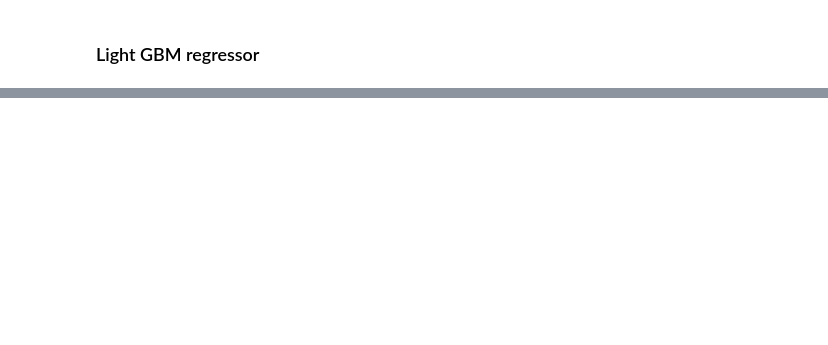
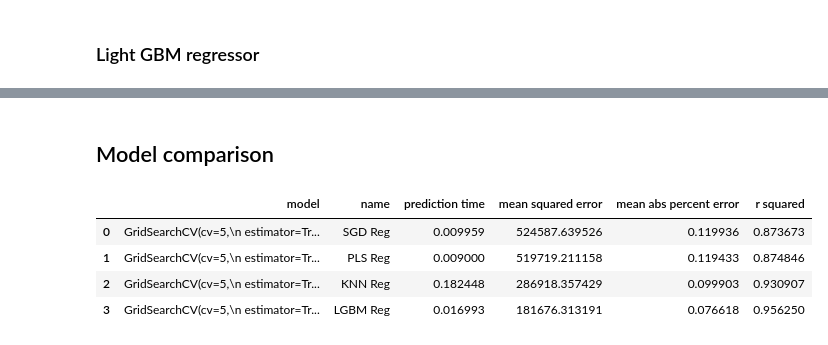
Before and after one commit to SPariente/diamond_price_estimation, a Jupyter notebook: 2_model_selection.ipynb, the cells around one changed output, grey strips where cells are left out. Saved outputs shown, nothing was run; the diff lists cells and outputs as text; code cells hidden in the pictures; blank space fills up the shorter version.

```diff
--- a/2_model_selection.ipynb
+++ b/2_model_selection.ipynb
@@ -325,0 +463,2 @@ lgbr_model = LGBMRegressor(
+# %% [markdown]
+## Model comparison
@@ -325,0 +468,28 @@ lgbr_model = LGBMRegressor(
+# %%
+def compute_model_metrics(model_list, model_name_list, X, y):
+    #Initialize empty list
+    scores_list = []
+
+    assert len(model_list)==len(model_name_list), (f'Mismatch between length of models list ({len(model_list)}) and length of model names list ({len(model_name_list)}).')
+
+    for model, name in zip(model_list, model_name_list):
+        #For each model, initialize empty dict
+        model_dict = {}
+        model_dict['model'] = model
+        model_dict['name'] = name
+        #Compute prediction time
+        time0 = time()
+        try:
+            y_hat = model.predict(X)
+        except:
+            TypeError("The models must have a model.predict() method associated")
+        pred_time = time()-time0
+        model_dict['prediction time'] = pred_time
+        #Compute metrics
+        model_dict['mean squared error'] = mean_squared_error(y, y_hat)
+        model_dict['mean abs percent error'] = mean_absolute_percentage_error(y, y_hat)
+        model_dict['r squared'] = r2_score(y, y_hat)
+        #Add dict to list
+        scores_list.append(model_dict)
+
+    return scores_list
@@ -325,0 +499,10 @@ lgbr_model = LGBMRegressor(
+# %%
+model_metrics = compute_model_metrics(models, models_names, X_valid, y_valid)
+model_metrics = pd.DataFrame.from_dict(model_metrics)
+model_metrics
+# %% [output]
+|  | model | name | prediction time | mean squared error | mean abs percent error | r squared |
+| 0 | GridSearchCV(cv=5,\n estimator=Tr... | SGD Reg | 0.009959 | 524587.639526 | 0.119936 | 0.873673 |
+| 1 | GridSearchCV(cv=5,\n estimator=Tr... | PLS Reg | 0.009000 | 519719.211158 | 0.119433 | 0.874846 |
+| 2 | GridSearchCV(cv=5,\n estimator=Tr... | KNN Reg | 0.182448 | 286918.357429 | 0.099903 | 0.930907 |
+| 3 | GridSearchCV(cv=5,\n estimator=Tr... | LGBM Reg | 0.016993 | 181676.313191 | 0.076618 | 0.956250 |
```
Also changed, not shown: parts of 18 cells of this notebook.
